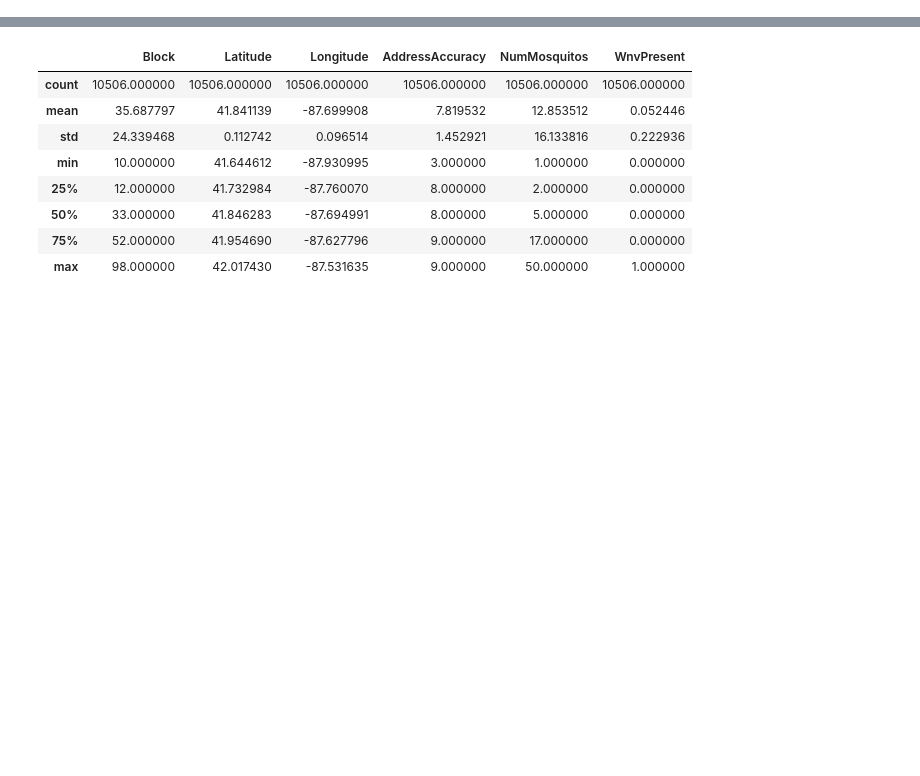
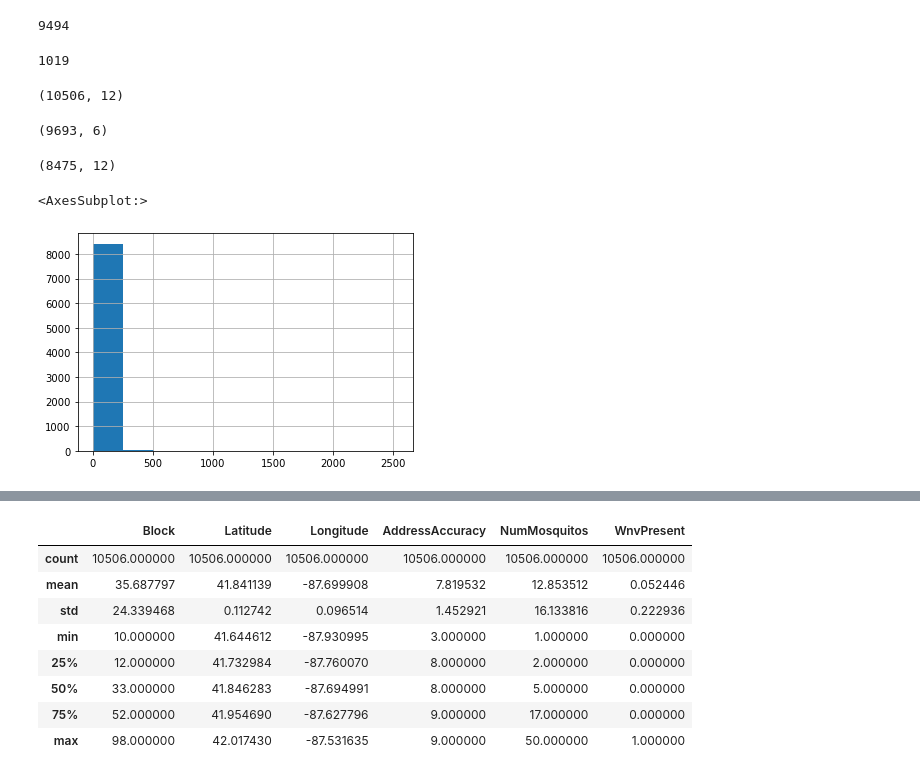
Before and after one commit to msamhz/GA-Project_4, a Jupyter notebook: code/test_data.ipynb, the cells around one changed output, grey strips where cells are left out. Cells and saved outputs as stored; diff of their text form; code cells hidden in the pictures; blank space fills up the shorter version.

```diff
--- a/code/test_data.ipynb
+++ b/code/test_data.ipynb
@@ -30 +19,6 @@ train.head()
+# %%
+# Standardise column names
+
+new_col_names = [x.lower() for x in list(train.columns)]
+train.columns = new_col_names
 # %%
@@ -51,0 +75,25 @@ memory usage: 985.1+ KB
+# %%
+8475+1019
+# %% [output]
+9494
+# %%
+print(sum(train['nummosquitos']==50))
+# %% [output]
+1019
+# %%
+print(train.shape)
+train.groupby(list(train.columns))[list(train.columns)].mean().shape
+# %% [output]
+(10506, 12)
+(9693, 6)
+# %%
+df_t = train.groupby(list(train.columns[:10]))['nummosquitos', 'wnvpresent'].agg('sum')
+df_t.reset_index().shape
+# %% [output]
+(8475, 12)
+# %%
+df_t['nummosquitos'].hist()
+#.sort_values().values
+# %% [output]
+<AxesSubplot:>
+[figure, added]
```
Also changed, not shown: parts of 22 cells of this notebook.
